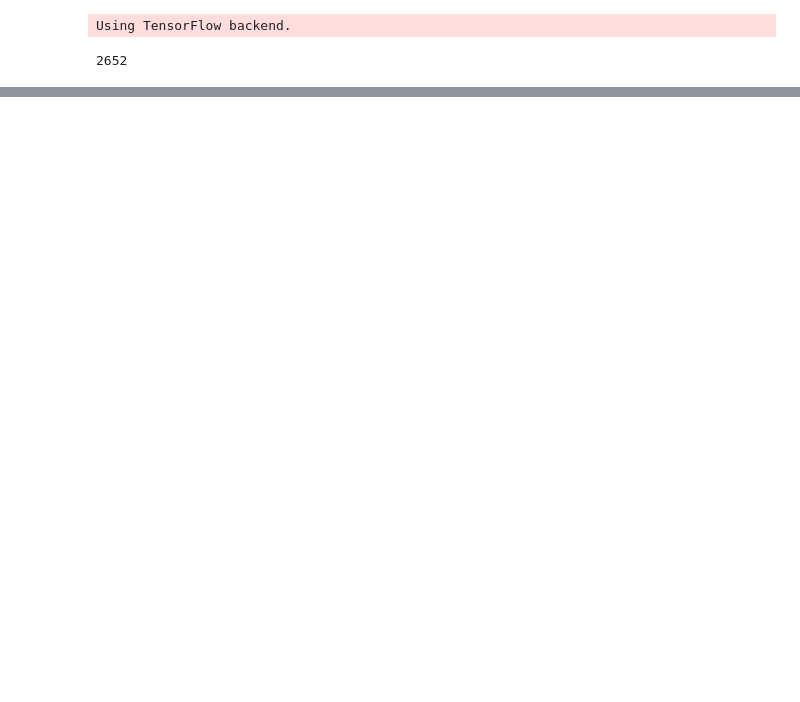
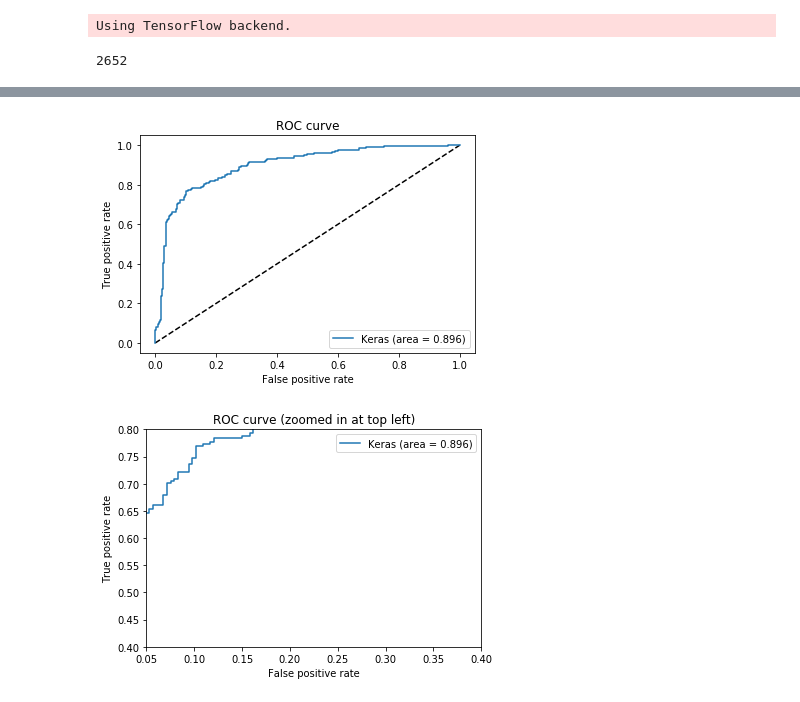
Before and after one commit to SGRGit/gwBICoherenceML, a Jupyter notebook: gwBICoherenceClassification.ipynb, the cells around one changed output, grey strips where cells are left out. Cells and saved outputs as stored; diff of their text form; code cells hidden in the pictures; blank space fills up the shorter version.

```diff
--- a/gwBICoherenceClassification.ipynb
+++ b/gwBICoherenceClassification.ipynb
@@ -159,0 +221,4 @@ Epoch 2/5
+# %%
+from sklearn.metrics import roc_curve
+y_pred = model.predict(X_test)
+fpr, tpr, thresholds = roc_curve(y_test, y_pred, pos_label=None)
@@ -159,0 +227,42 @@ Epoch 2/5
+# %%
+from sklearn.metrics import auc
+from sklearn.ensemble import RandomForestClassifier
+
+nsamples, nx, ny, nz = X_train.shape
+nsamplesx, nxx, nyx, nzx = X_test.shape
+train_dataset = X_train.reshape((nsamples,nx*ny*nz))
+test_dataset = X_test.reshape((nsamplesx,nxx*nyx*nzx))
+
+# Supervised transformation based on random forests
+rf = RandomForestClassifier(max_depth=3, n_estimators=10)
+rf.fit(train_dataset, y_train)
+
+y_pred_rf = rf.predict_proba(test_dataset)[:, 1]
+fpr_rf, tpr_rf, thresholds_rf = roc_curve(y_test, y_pred_rf)
+auc_rf = auc(fpr_rf, tpr_rf)
+auc = auc(fpr, tpr)
+# %%
+plt.figure(1)
+plt.plot([0, 1], [0, 1], 'k--')
+plt.plot(fpr, tpr, label='Keras (area = {:.3f})'.format(auc))
+#plt.plot(fpr_rf, tpr_rf, label='RF (area = {:.3f})'.format(auc_rf))
+plt.xlabel('False positive rate')
+plt.ylabel('True positive rate')
+plt.title('ROC curve')
+plt.legend(loc='best')
+plt.show()
+# Zoom in view of the upper left corner.
+plt.figure(2)
+plt.xlim(0.05, 0.4)
+plt.ylim(0.4, 0.8)
+plt.plot([0, 1], [0, 1], 'k--')
+plt.plot(fpr, tpr, label='Keras (area = {:.3f})'.format(auc))
+#plt.plot(fpr_rf, tpr_rf, label='RF (area = {:.3f})'.format(auc_rf))
+plt.xlabel('False positive rate')
+plt.ylabel('True positive rate')
+plt.title('ROC curve (zoomed in at top left)')
+plt.legend(loc='best')
+plt.show()
+# %% [output]
+[figure, added]
+[figure, added]
```
Also changed, not shown: parts of 16 cells of this notebook.
